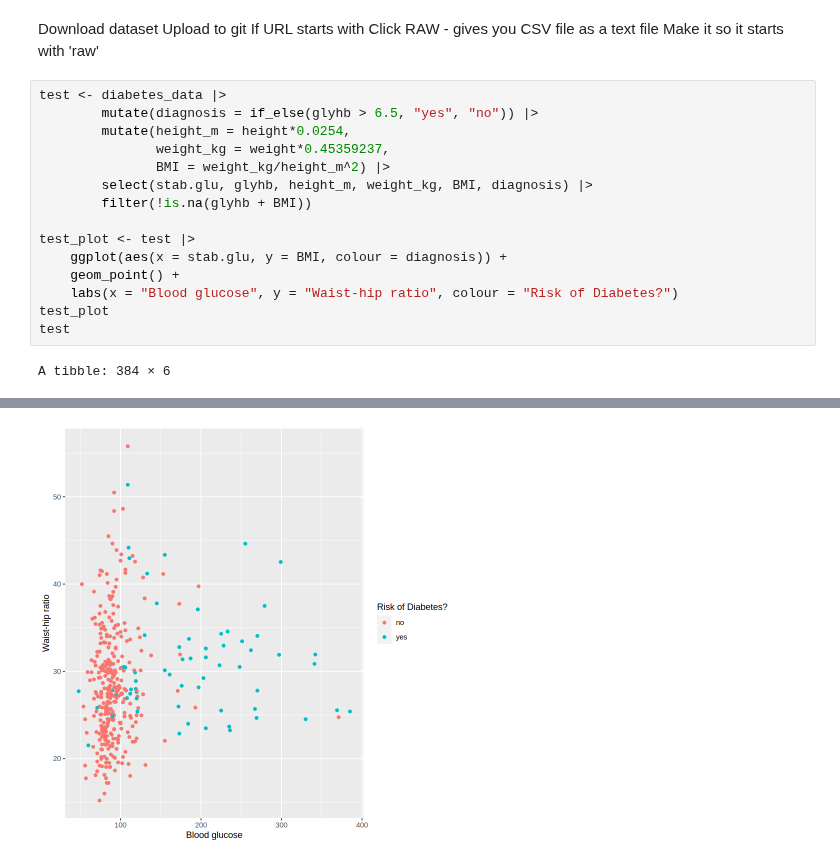
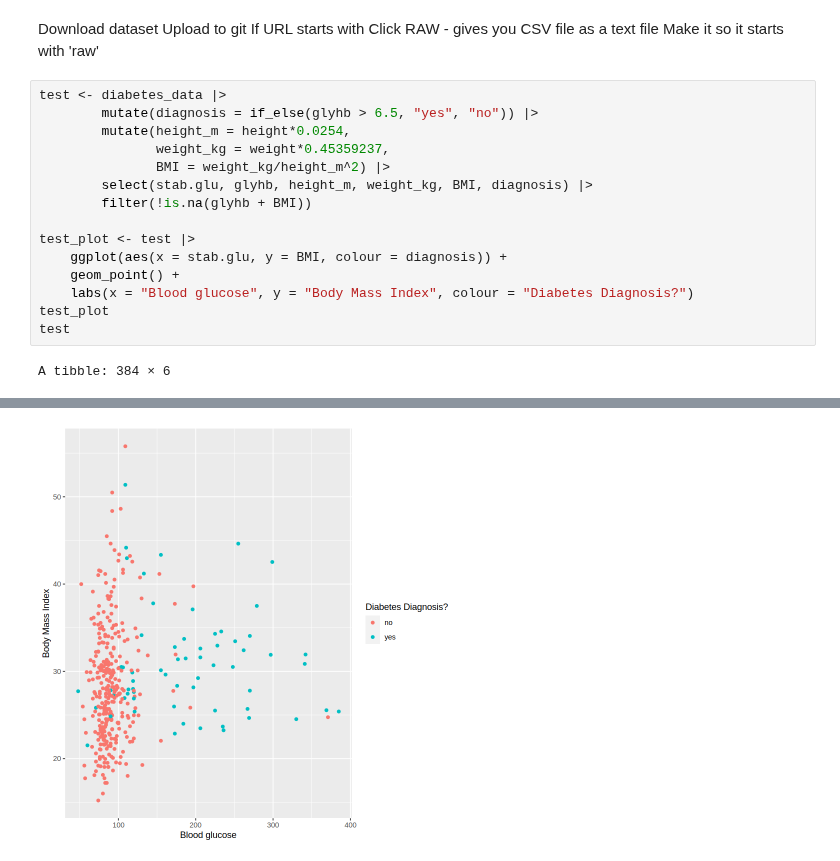
Before and after one commit to wmma2/group_18_project, a Jupyter notebook: Gr18_proposal.ipynb, the cells around one changed output, grey strips where cells are left out. Drawn from its saved outputs; the diff is of its cells as text.

Commit message:
Tweaks in graph

```diff
--- a/Gr18_proposal.ipynb
+++ b/Gr18_proposal.ipynb
@@ -64,33 +64,33 @@ test <- diabetes_data |>
                weight_kg = weight*0.45359237,
                BMI = weight_kg/height_m^2) |>
         select(stab.glu, glyhb, height_m, weight_kg, BMI, diagnosis) |>
         filter(!is.na(glyhb + BMI))
 
 test_plot <- test |>
     ggplot(aes(x = stab.glu, y = BMI, colour = diagnosis)) +
     geom_point() +
-    labs(x = "Blood glucose", y = "Waist-hip ratio", colour = "Risk of Diabetes?")
+    labs(x = "Blood glucose", y = "Body Mass Index", colour = "Diabetes Diagnosis?")
 test_plot
 test
 # %% [output]
 A tibble: 384 × 6
 | stab.glu | glyhb | height_m | weight_kg | BMI | diagnosis |
 | <dbl> | <dbl> | <dbl> | <dbl> | <dbl> | <chr> |
 | 82 | 4.31 | 1.5748 | 54.88468 | 22.13096 | no |
 | 97 | 4.44 | 1.6256 | 98.88314 | 37.41923 | no |
 | 92 | 4.64 | 1.5494 | 116.11965 | 48.37028 | no |
 | 93 | 4.63 | 1.7018 | 53.97749 | 18.63784 | no |
 | 90 | 7.72 | 1.7272 | 83.00740 | 27.82477 | yes |
 | 94 | 4.81 | 1.8034 | 86.18255 | 26.49935 | no |
 | 92 | 4.84 | 1.7526 | 86.63614 | 28.20548 | no |
 | 75 | 3.94 | 1.4986 | 77.11070 | 34.33549 | no |
 | 87 | 4.84 | 1.7526 | 75.29633 | 24.51366 | no |
 | 89 | 5.78 | 1.6002 | 91.62566 | 35.78233 | no |
 | ... | ... | ... | ... | ... | ... |
 | 90 | 4.28 | 1.5494 | 52.16312 | 21.72884 | no |
 | 369 | 16.11 | 1.7526 | 78.47148 | 25.54737 | yes |
 | 89 | 4.39 | 1.6002 | 69.85322 | 27.27960 | no |
 | 269 | 13.63 | 1.7526 | 75.74993 | 24.66134 | yes |
 | 76 | 4.49 | 1.6002 | 89.35770 | 34.89663 | no |
-[figure, old version]
+[figure, new version]
 # %%
```
Also changed, not shown: parts of 1 cell of this notebook.
